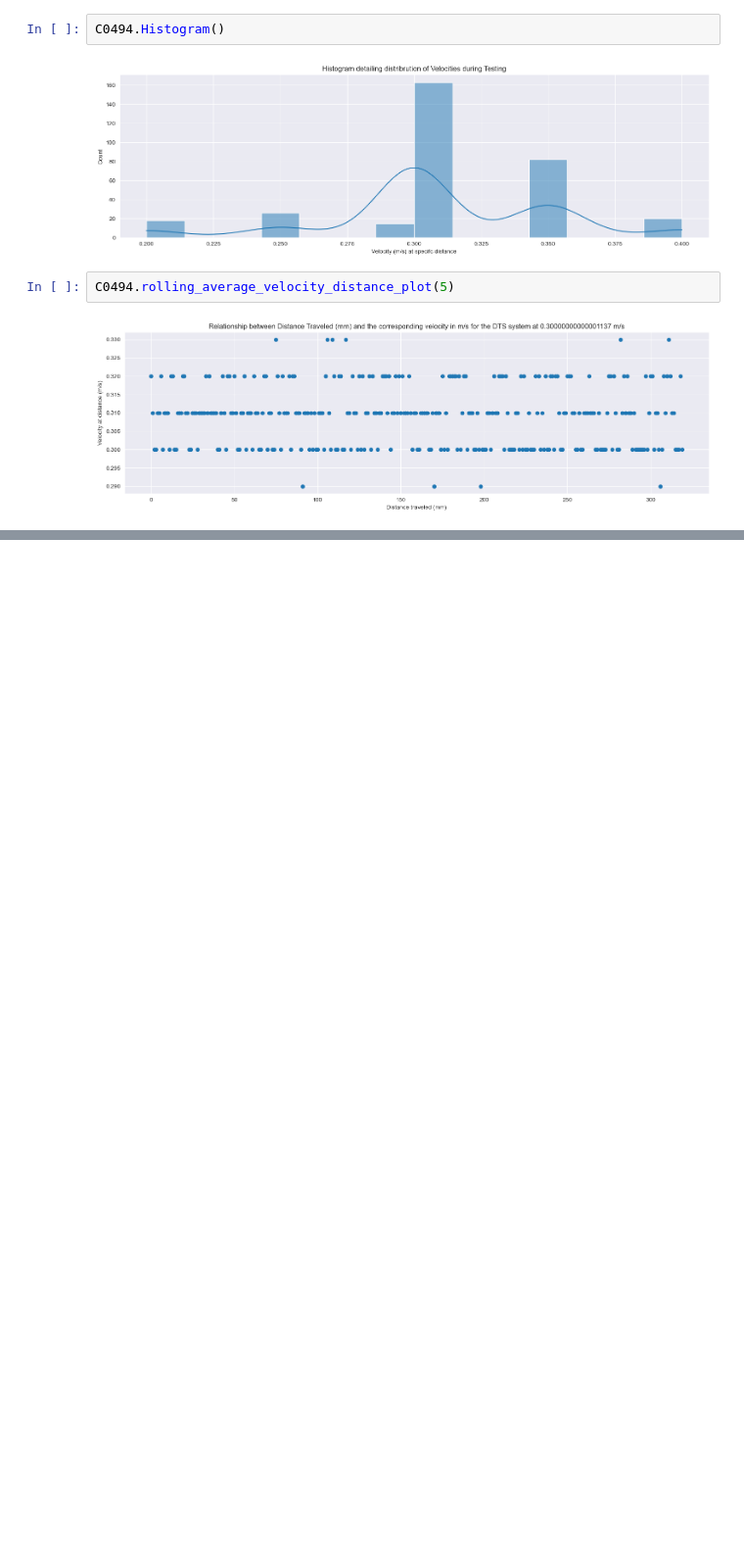
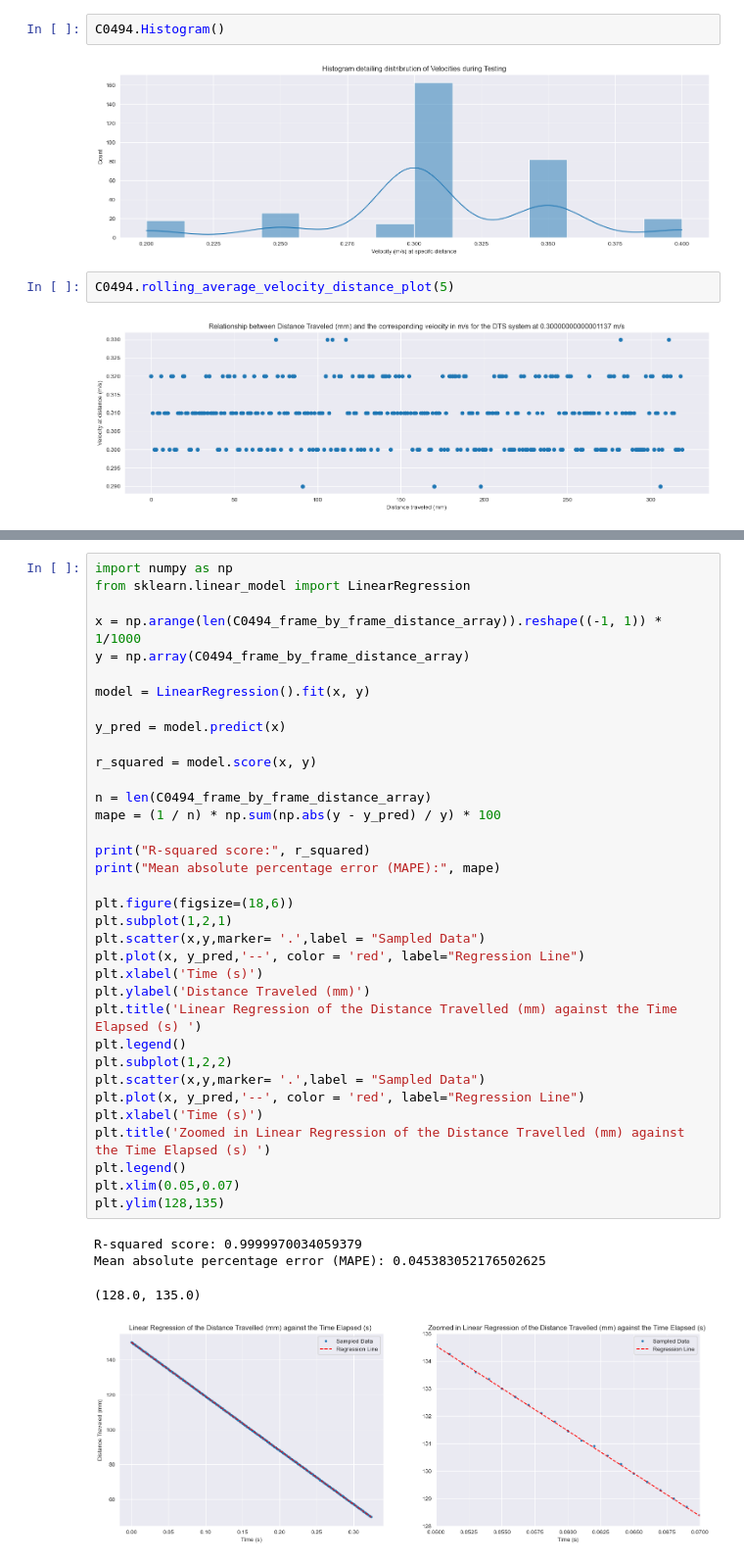
Before and after one commit to jamiemilsom/DTS_velocity_testing, a Jupyter notebook: frame_rate_xml_analyser.ipynb, the cells around one changed output, grey strips where cells are left out. Shown: that part at 98% size. Cells and saved outputs as stored; diff of their text form; blank space fills up the shorter version.

```diff
--- a/frame_rate_xml_analyser.ipynb
+++ b/frame_rate_xml_analyser.ipynb
@@ -96,0 +97,40 @@ Text(0, 0.5, 'distance (mm)')
+# %%
+import numpy as np
+from sklearn.linear_model import LinearRegression
+
+x = np.arange(len(C0494_frame_by_frame_distance_array)).reshape((-1, 1)) * 1/1000
+y = np.array(C0494_frame_by_frame_distance_array)
+
+model = LinearRegression().fit(x, y)
+
+y_pred = model.predict(x)
+
+r_squared = model.score(x, y)
+
+n = len(C0494_frame_by_frame_distance_array)
+mape = (1 / n) * np.sum(np.abs(y - y_pred) / y) * 100
+
+print("R-squared score:", r_squared)
+print("Mean absolute percentage error (MAPE):", mape)
+
+plt.figure(figsize=(18,6))
+plt.subplot(1,2,1)
+plt.scatter(x,y,marker= '.',label = "Sampled Data")
+plt.plot(x, y_pred,'--', color = 'red', label="Regression Line")
+plt.xlabel('Time (s)')
+plt.ylabel('Distance Traveled (mm)')
+plt.title('Linear Regression of the Distance Travelled (mm) against the Time Elapsed (s) ')
+plt.legend()
+plt.subplot(1,2,2)
+plt.scatter(x,y,marker= '.',label = "Sampled Data")
+plt.plot(x, y_pred,'--', color = 'red', label="Regression Line")
+plt.xlabel('Time (s)')
+plt.title('Zoomed in Linear Regression of the Distance Travelled (mm) against the Time Elapsed (s) ')
+plt.legend()
+plt.xlim(0.05,0.07)
+plt.ylim(128,135)
+# %% [output]
+R-squared score: 0.9999970034059379
+Mean absolute percentage error (MAPE): 0.045383052176502625
+(128.0, 135.0)
+[figure, added]
```
Also changed, not shown: parts of 6 cells of this notebook.
